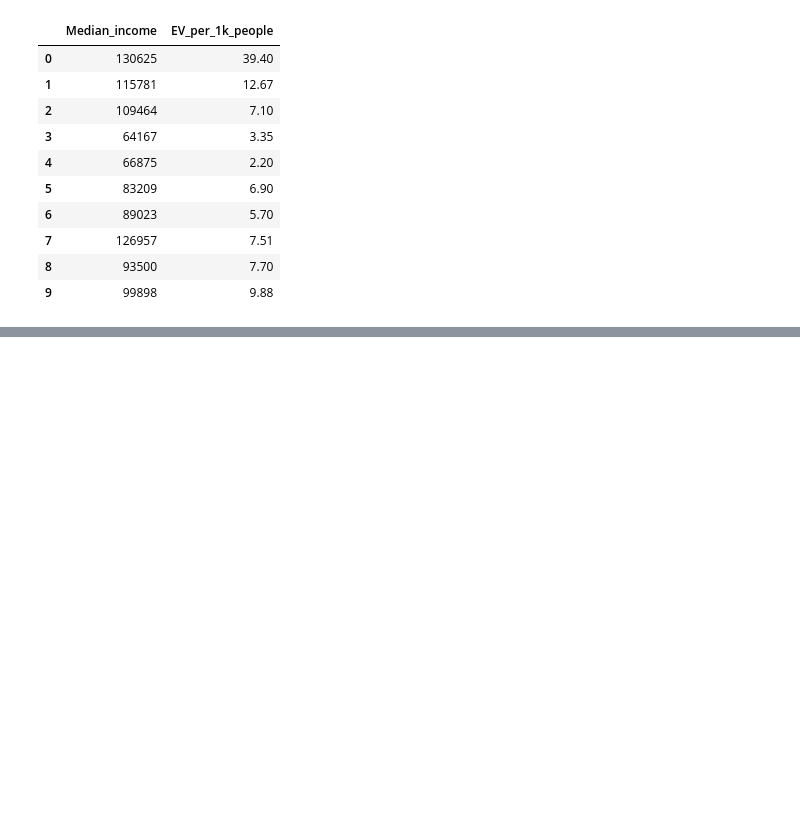
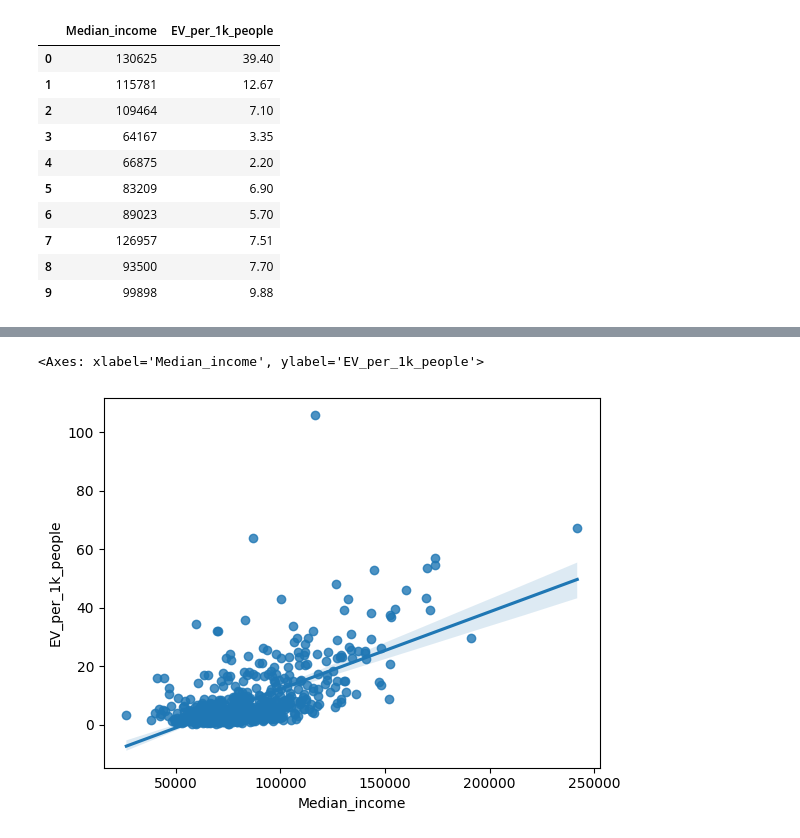
Before and after one commit to Blueskies94/State_of_Minnesota_EV_analysis, a Jupyter notebook: Python_regression_analysis.ipynb, the cells around one changed output, grey strips where cells are left out. Drawn from its saved outputs; the diff is of its cells as text; code cells hidden in the pictures; blank space fills up the shorter version.

Commit message:
Update Python_regression_analysis.ipynb
Full OLS regression model with testing assumptions.

```diff
--- a/Python_regression_analysis.ipynb
+++ b/Python_regression_analysis.ipynb
@@ -182,0 +192,6 @@ strong multicollinearity or other numerical problems.
+# %%
+#Plotting the data on a graph displaying the best fit line of regression leads to a decent linear relationship, confirming the assumption of linearity.
+sns.regplot(x = 'Median_income', y = 'EV_per_1k_people' , data = ols_data)
+# %% [output]
+<Axes: xlabel='Median_income', ylabel='EV_per_1k_people'>
+[figure, added]
```
Also changed, not shown: parts of 21 cells of this notebook.
